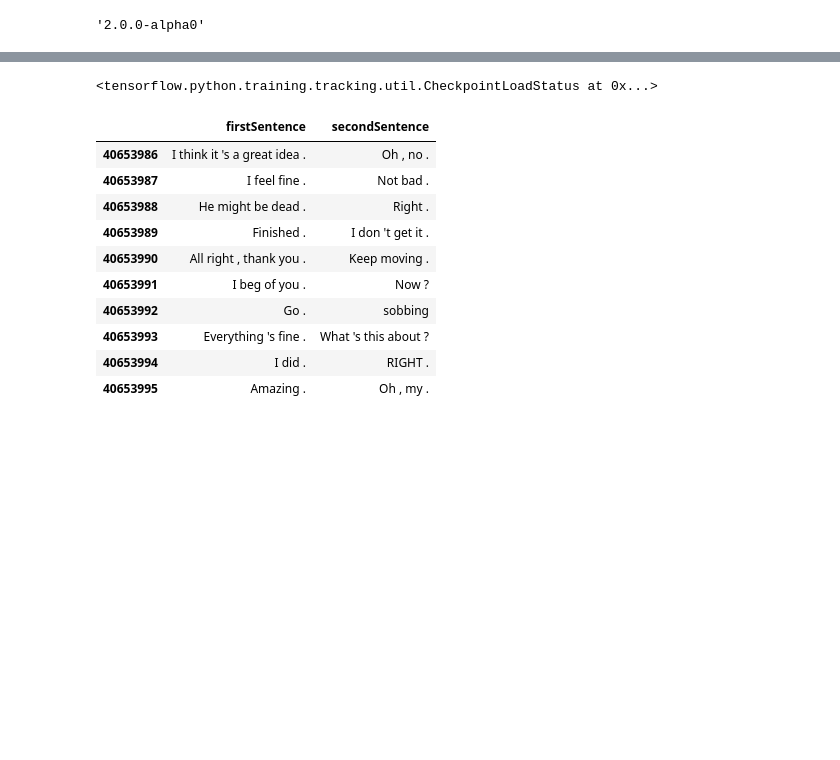
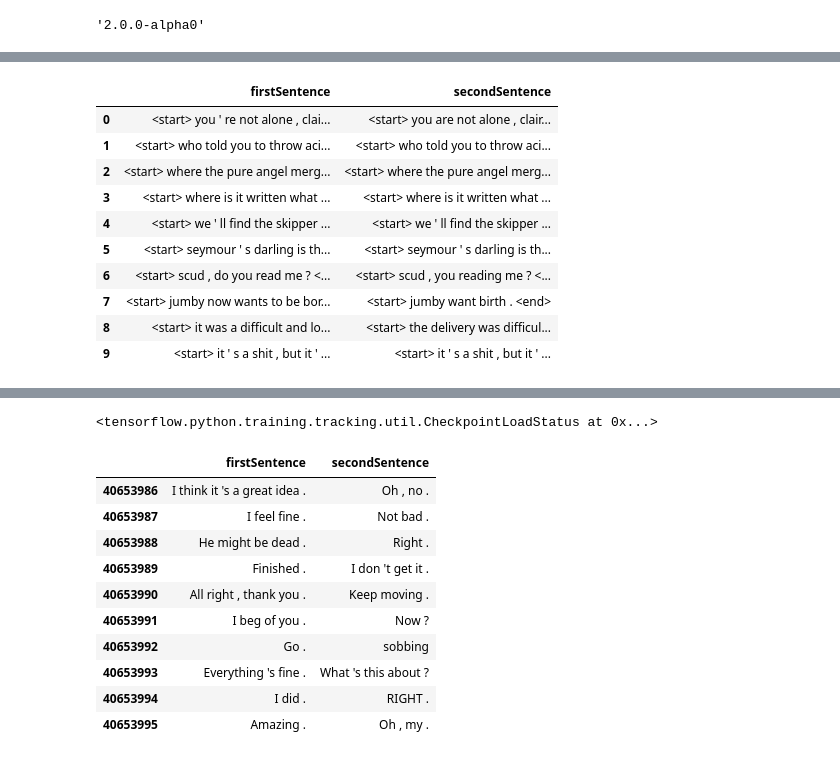
Before and after one commit to chusri/text-paraphrase-generator, a Jupyter notebook: notebooks/text-paraphrase.ipynb, the cells around one changed output, grey strips where cells are left out. Saved outputs shown, nothing was run; the diff lists cells and outputs as text; code cells hidden in the pictures; blank space fills up the shorter version.

```diff
--- a/notebooks/text-paraphrase.ipynb
+++ b/notebooks/text-paraphrase.ipynb
@@ -54,8 +61,7 @@ tf.__version__
 # %%
-%%time
 num_examples = 1000000
 num_examples = 500000
-df = get_train()
+num_examples = 2000
 df_train = df[:num_examples].copy()
 df_train['firstSentence'] = np.vectorize(preprocess_sentence)(df_train['firstSentence'])
 df_train['secondSentence'] = np.vectorize(preprocess_sentence)(df_train['secondSentence'])
@@ -66,3 +70,14 @@ Wall time: 1min 40s
+|  | firstSentence | secondSentence |
+| 0 | <start> you ' re not alone , clai... | <start> you are not alone , clair... |
+| 1 | <start> who told you to throw aci... | <start> who told you to throw aci... |
+| 2 | <start> where the pure angel merg... | <start> where the pure angel merg... |
+| 3 | <start> where is it written what ... | <start> where is it written what ... |
+| 4 | <start> we ' ll find the skipper ... | <start> we ' ll find the skipper ... |
+| 5 | <start> seymour ' s darling is th... | <start> seymour ' s darling is th... |
+| 6 | <start> scud , do you read me ? <... | <start> scud , you reading me ? <... |
+| 7 | <start> jumby now wants to be bor... | <start> jumby want birth . <end> |
+| 8 | <start> it was a difficult and lo... | <start> the delivery was difficul... |
+| 9 | <start> it ' s a shit , but it ' ... | <start> it ' s a shit , but it ' ... |
 # %%
 %%time
 input_tensor, inp_tokenizer = tokenize(df_train['firstSentence'].values.tolist())
```
Also changed, not shown: parts of 11 cells of this notebook, 2 other files.
